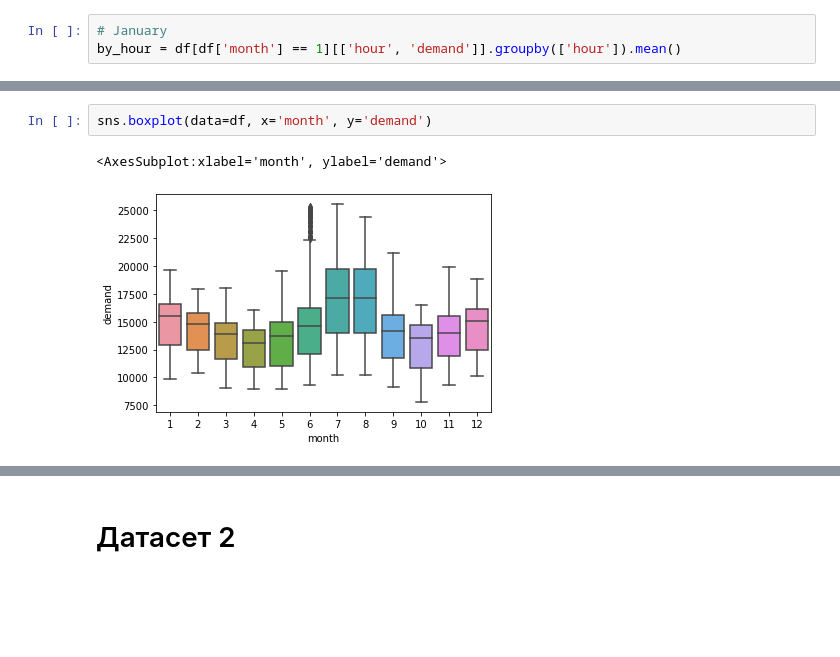
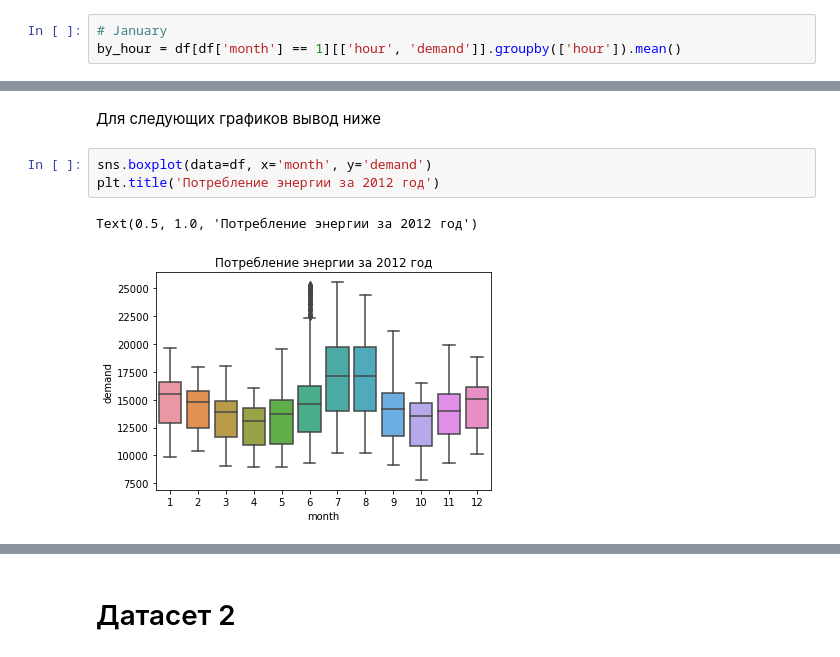
Before and after one commit to RustamFaskhutdinov/PYDP20, a Jupyter notebook: HW/visualization/visualization.ipynb, the cells around one changed output, grey strips where cells are left out. Saved outputs shown, nothing was run; the diff lists cells and outputs as text; blank space fills up the shorter version.

Commit message:
add some information for visualisation

```diff
--- a/HW/visualization/visualization.ipynb
+++ b/HW/visualization/visualization.ipynb
@@ -77,5 +89,8 @@ Text(0, 0.5, 'Потребление')
+# %% [markdown]
+Для следующих графиков вывод ниже
 # %%
 sns.boxplot(data=df, x='month', y='demand')
+plt.title('Потребление энергии за 2012 год')
 # %% [output]
-<AxesSubplot:xlabel='month', ylabel='demand'>
+Text(0.5, 1.0, 'Потребление энергии за 2012 год')
-[figure, old version]
+[figure, new version]
```
Also changed, not shown: parts of 13 cells of this notebook.
